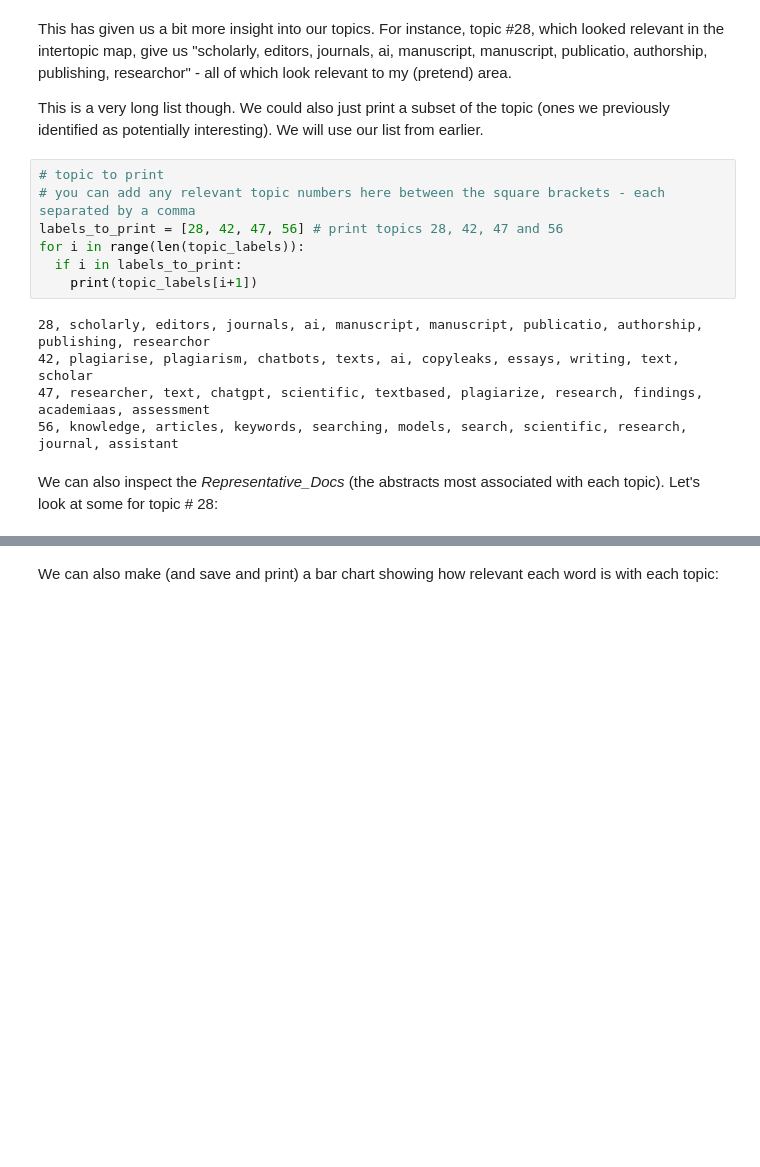
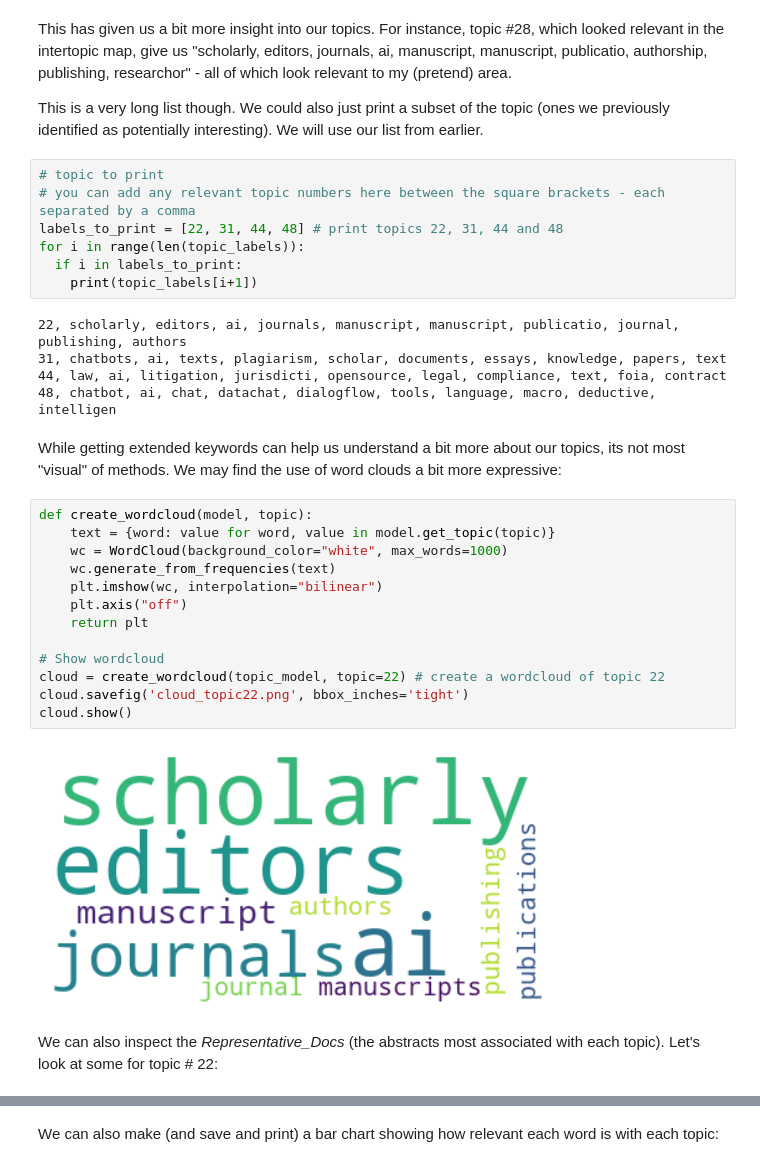
Before and after one commit to MJMortensonWarwick/CLR_workshop, a Jupyter notebook: CLR_with_BERTopic.ipynb, the cells around one changed output, grey strips where cells are left out. Saved outputs shown, nothing was run; the diff lists cells and outputs as text; blank space fills up the shorter version.

```diff
--- a/CLR_with_BERTopic.ipynb
+++ b/CLR_with_BERTopic.ipynb
@@ -316,15 +290,32 @@ This is a very long list though. We could also just print a subset of the topic
 # %%
 # topic to print
 # you can add any relevant topic numbers here between the square brackets - each separated by a comma
-labels_to_print = [28, 42, 47, 56] # print topics 28, 42, 47 and 56
+labels_to_print = [22, 31, 44, 48] # print topics 22, 31, 44 and 48
 for i in range(len(topic_labels)):
   if i in labels_to_print:
     print(topic_labels[i+1])
 # %% [output]
-28, scholarly, editors, journals, ai, manuscript, manuscript, publicatio, authorship, publishing, researchor
-42, plagiarise, plagiarism, chatbots, texts, ai, copyleaks, essays, writing, text, scholar
-47, researcher, text, chatgpt, scientific, textbased, plagiarize, research, findings, academiaas, assessment
-56, knowledge, articles, keywords, searching, models, search, scientific, research, journal, assistant
+22, scholarly, editors, ai, journals, manuscript, manuscript, publicatio, journal, publishing, authors
+31, chatbots, ai, texts, plagiarism, scholar, documents, essays, knowledge, papers, text
+44, law, ai, litigation, jurisdicti, opensource, legal, compliance, text, foia, contract
+48, chatbot, ai, chat, datachat, dialogflow, tools, language, macro, deductive, intelligen
+# %% [markdown]
+While getting extended keywords can help us understand a bit more about our topics, its not most "visual" of methods. We may find the use of word clouds a bit more expressive:
+# %%
+def create_wordcloud(model, topic):
+    text = {word: value for word, value in model.get_topic(topic)}
+    wc = WordCloud(background_color="white", max_words=1000)
+    wc.generate_from_frequencies(text)
+    plt.imshow(wc, interpolation="bilinear")
+    plt.axis("off")
+    return plt
+
+# Show wordcloud
+cloud = create_wordcloud(topic_model, topic=22) # create a wordcloud of topic 22
+cloud.savefig('cloud_topic22.png', bbox_inches='tight')
+cloud.show()
+# %% [output]
+[figure, added]
 # %% [markdown]
-We can also inspect the _Representative\_Docs_ (the abstracts most associated with each topic). Let's look at some for topic # 28:
+We can also inspect the _Representative\_Docs_ (the abstracts most associated with each topic). Let's look at some for topic # 22:
 # %%
```
Also changed, not shown: parts of 17 cells of this notebook.
